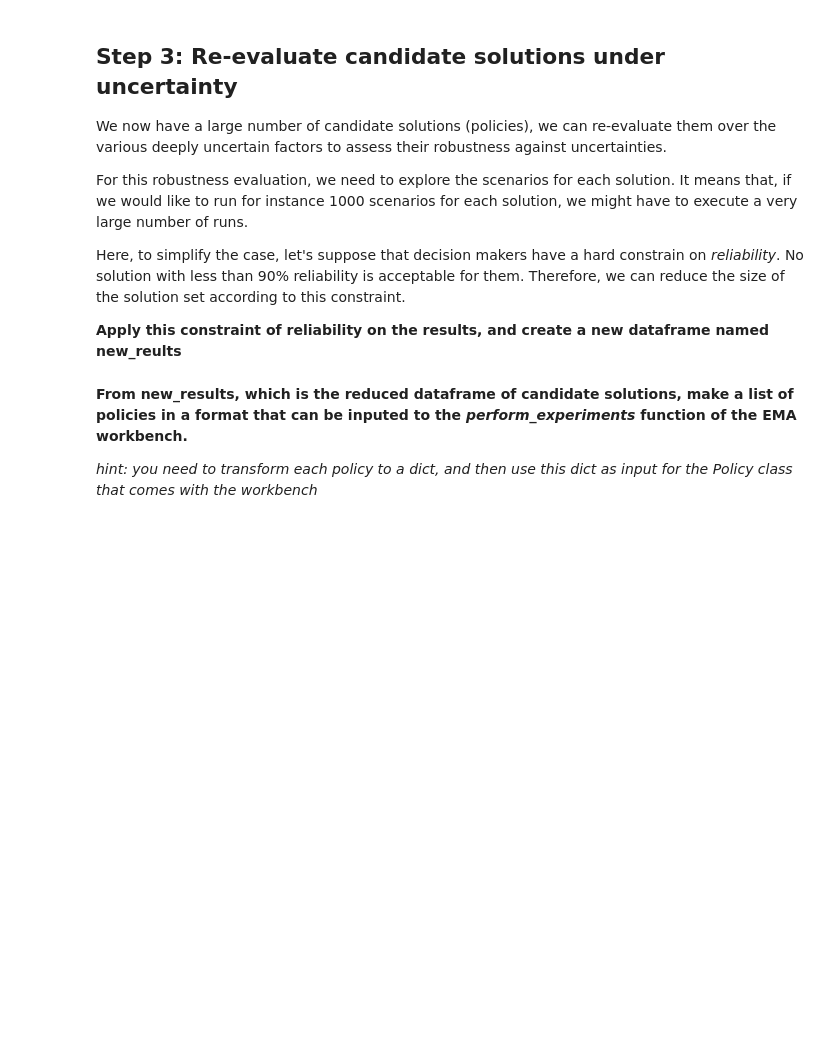
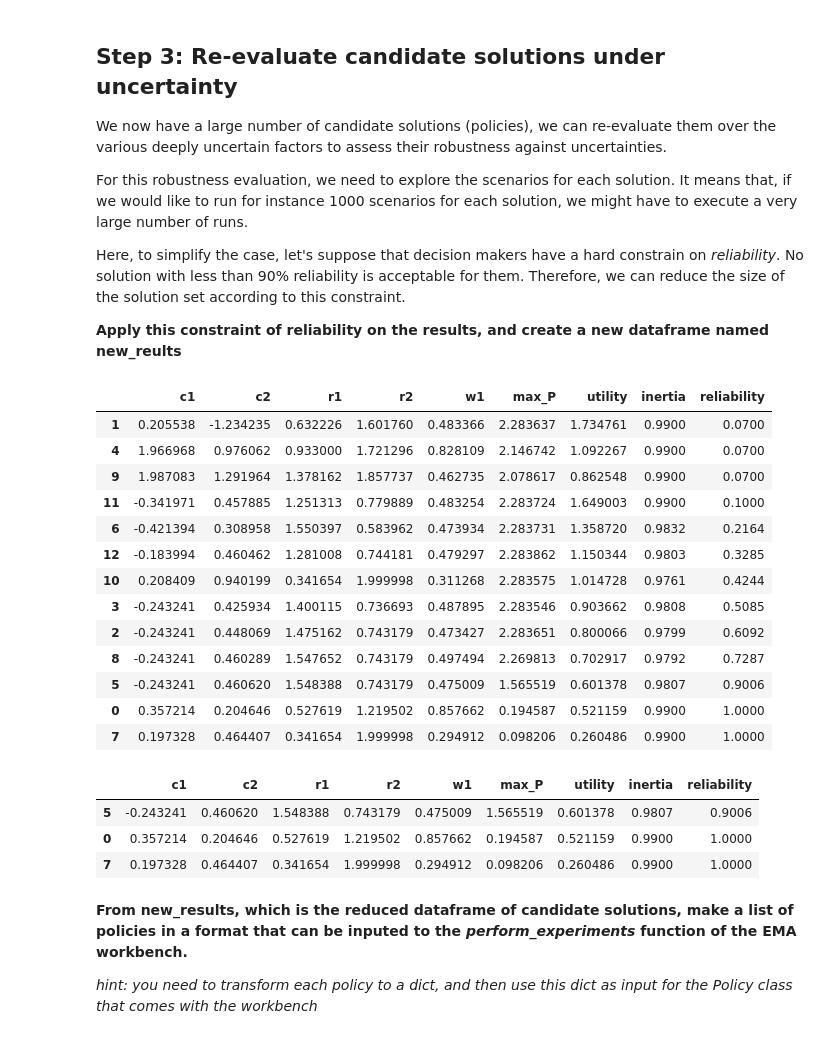
Before and after one commit to pattanyj/EPA1361_assignments, a Jupyter notebook: Week 5-6 - robustness and direct search/assignment 8 - MORDM.ipynb, the cells around one changed output. Saved outputs shown, nothing was run; the diff lists cells and outputs as text; code cells hidden in the pictures; blank space fills up the shorter version.

```diff
--- a/Week 5-6 - robustness and direct search/assignment 8 - MORDM.ipynb
+++ b/Week 5-6 - robustness and direct search/assignment 8 - MORDM.ipynb
@@ -292,3 +292,26 @@ For this robustness evaluation, we need to explore the scenarios for each soluti
 Here, to simplify the case, let's suppose that decision makers have a hard constrain on *reliability*. No solution with less than 90% reliability is acceptable for them. Therefore, we can reduce the size of the solution set according to this constraint.
 
 **Apply this constraint of reliability on the results, and create a new dataframe named new_reults**
+# %%
+import pandas as pd
+
+#sort values for 90 %
+df = pd.DataFrame(results)
+df.sort_values("reliability", inplace = True)
+
+df
+# %% [output]
+|  | c1 | c2 | r1 | r2 | w1 | max_P | utility | inertia | reliability |
+| 1 | 0.205538 | -1.234235 | 0.632226 | 1.601760 | 0.483366 | 2.283637 | 1.734761 | 0.9900 | 0.0700 |
+| 4 | 1.966968 | 0.976062 | 0.933000 | 1.721296 | 0.828109 | 2.146742 | 1.092267 | 0.9900 | 0.0700 |
+| 9 | 1.987083 | 1.291964 | 1.378162 | 1.857737 | 0.462735 | 2.078617 | 0.862548 | 0.9900 | 0.0700 |
+| 11 | -0.341971 | 0.457885 | 1.251313 | 0.779889 | 0.483254 | 2.283724 | 1.649003 | 0.9900 | 0.1000 |
+| 6 | -0.421394 | 0.308958 | 1.550397 | 0.583962 | 0.473934 | 2.283731 | 1.358720 | 0.9832 | 0.2164 |
+| 12 | -0.183994 | 0.460462 | 1.281008 | 0.744181 | 0.479297 | 2.283862 | 1.150344 | 0.9803 | 0.3285 |
+| 10 | 0.208409 | 0.940199 | 0.341654 | 1.999998 | 0.311268 | 2.283575 | 1.014728 | 0.9761 | 0.4244 |
+| 3 | -0.243241 | 0.425934 | 1.400115 | 0.736693 | 0.487895 | 2.283546 | 0.903662 | 0.9808 | 0.5085 |
+| 2 | -0.243241 | 0.448069 | 1.475162 | 0.743179 | 0.473427 | 2.283651 | 0.800066 | 0.9799 | 0.6092 |
+| 8 | -0.243241 | 0.460289 | 1.547652 | 0.743179 | 0.497494 | 2.269813 | 0.702917 | 0.9792 | 0.7287 |
+| 5 | -0.243241 | 0.460620 | 1.548388 | 0.743179 | 0.475009 | 1.565519 | 0.601378 | 0.9807 | 0.9006 |
+| 0 | 0.357214 | 0.204646 | 0.527619 | 1.219502 | 0.857662 | 0.194587 | 0.521159 | 0.9900 | 1.0000 |
+| 7 | 0.197328 | 0.464407 | 0.341654 | 1.999998 | 0.294912 | 0.098206 | 0.260486 | 0.9900 | 1.0000 |
@@ -294,0 +321,7 @@ Here, to simplify the case, let's suppose that decision makers have a hard const
+# %%
+new_results
+# %% [output]
+|  | c1 | c2 | r1 | r2 | w1 | max_P | utility | inertia | reliability |
+| 5 | -0.243241 | 0.460620 | 1.548388 | 0.743179 | 0.475009 | 1.565519 | 0.601378 | 0.9807 | 0.9006 |
+| 0 | 0.357214 | 0.204646 | 0.527619 | 1.219502 | 0.857662 | 0.194587 | 0.521159 | 0.9900 | 1.0000 |
+| 7 | 0.197328 | 0.464407 | 0.341654 | 1.999998 | 0.294912 | 0.098206 | 0.260486 | 0.9900 | 1.0000 |
```
Also changed, not shown: parts of 24 cells of this notebook, 7 other files.
